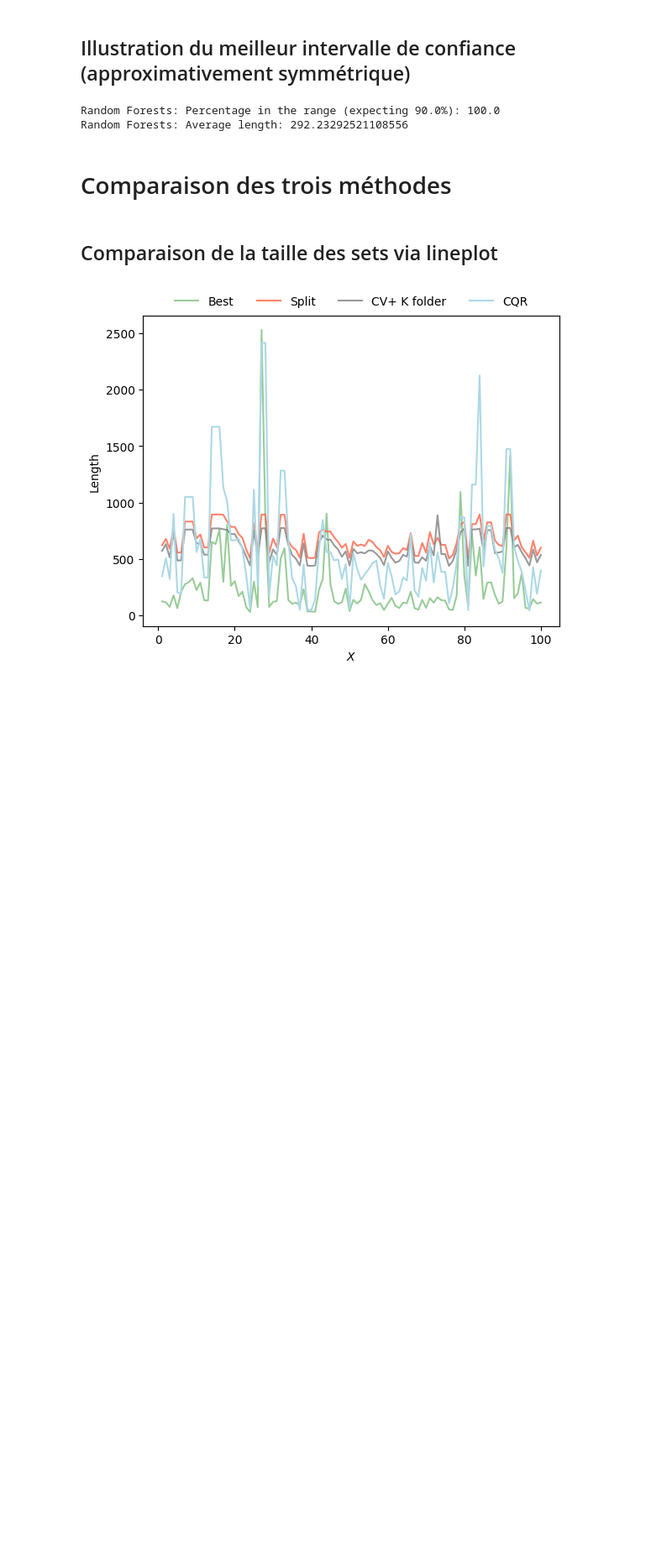
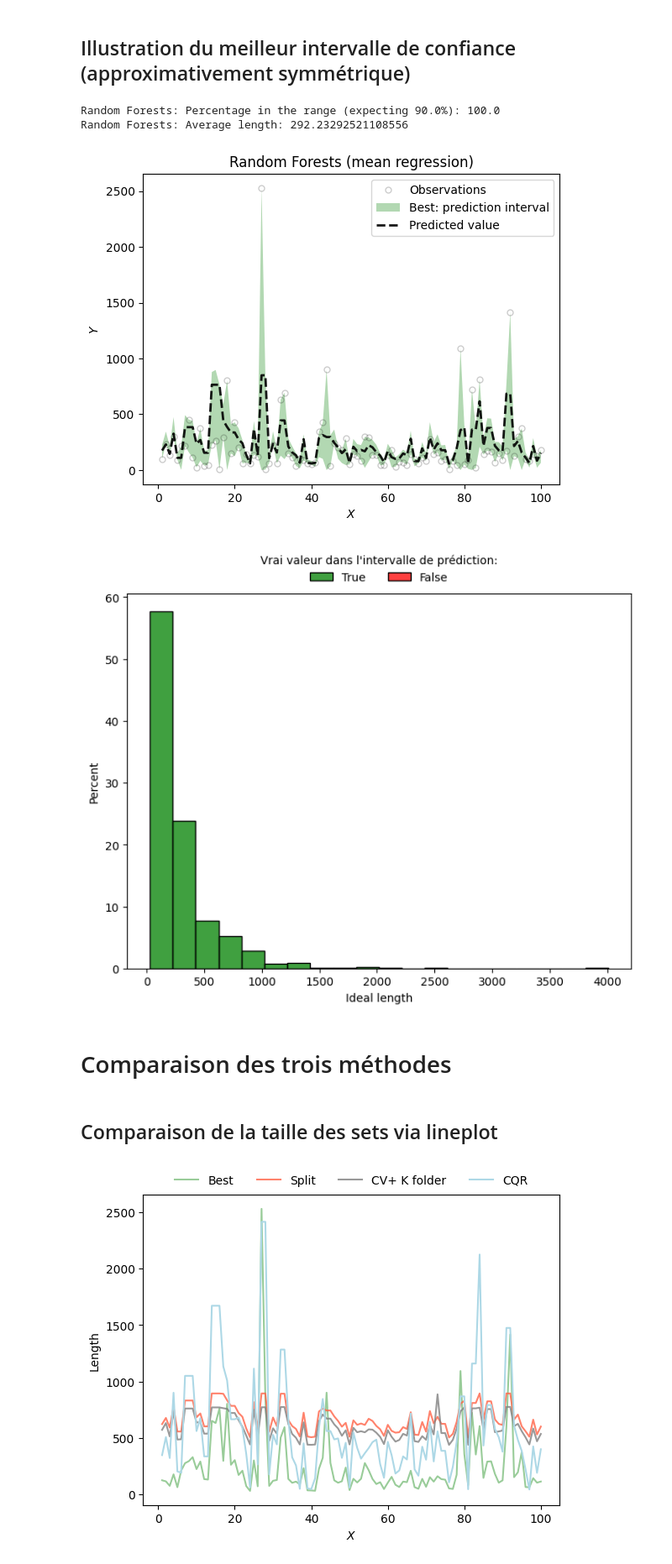
Before and after one commit to Krrcharles/Prediction-conforme-pour-les-donnees--analysee-par-Transformers, a Jupyter notebook: Code_stuart.ipynb, the cells around one changed output. Shown at 84% size. Saved outputs shown, nothing was run; the diff lists cells and outputs as text; code cells hidden in the pictures; blank space fills up the shorter version.

```diff
--- a/Code_stuart.ipynb
+++ b/Code_stuart.ipynb
@@ -1198,6 +1137,6 @@ plot_hist(length = length_split, in_the_range = in_the_range_split, x_name="Leng
 # %%
 with open('data/traite/pred_rf', 'wb') as f1:
-    pred_rf = pickle.dump(pred, f1)
+    pred_rf = pickle.dump(pred_rf, f1)
 with open('data/traite/y_upper_split', 'wb') as f1:
     y_upper_split = pickle.dump(y_upper, f1)
 with open('data/traite/y_lower_split', 'wb') as f1:
@@ -1263,6 +1202,6 @@ plot_hist(length = length_cvp, in_the_range = in_the_range_cvp, x_name="Length C
 # %%
 with open('data/traite/pred_rf', 'wb') as f1:
-    pred_rf = pickle.dump(pred, f1)
+    pred_rf = pickle.dump(pred_rf, f1)
 with open('data/traite/y_upper_cvp', 'wb') as f1:
     y_upper_cvp = pickle.dump(y_upper, f1)
 with open('data/traite/y_lower_cvp', 'wb') as f1:
@@ -1439,10 +1378,13 @@ Random Forests: Average length: 292.23292521108556
 # %%
 plot_func(y=y_test[~idx],y_u=y_upper,y_l=y_lower,pred=pred_rf,shade_color='green',
           method_name="Best:",title="Random Forests (mean regression)",
-          filename="fig/illustration_best.png",save_figures=True)
+          filename="fig/lineplot_best.png",save_figures=True)
 
 plot_hist(length = length, in_the_range = in_the_range, x_name="Ideal length",draw_quant=False,
-        filename="fig/illustration_length_best.png", save_figures=True)
+        filename="fig/histo_length_best.png", save_figures=True)
+# %% [output]
+[figure, added]
+[figure, added]
 # %% [markdown]
 # Comparaison des trois méthodes
 # %% [markdown]
```
Also changed, not shown: parts of 15 cells of this notebook, 11 other files.
